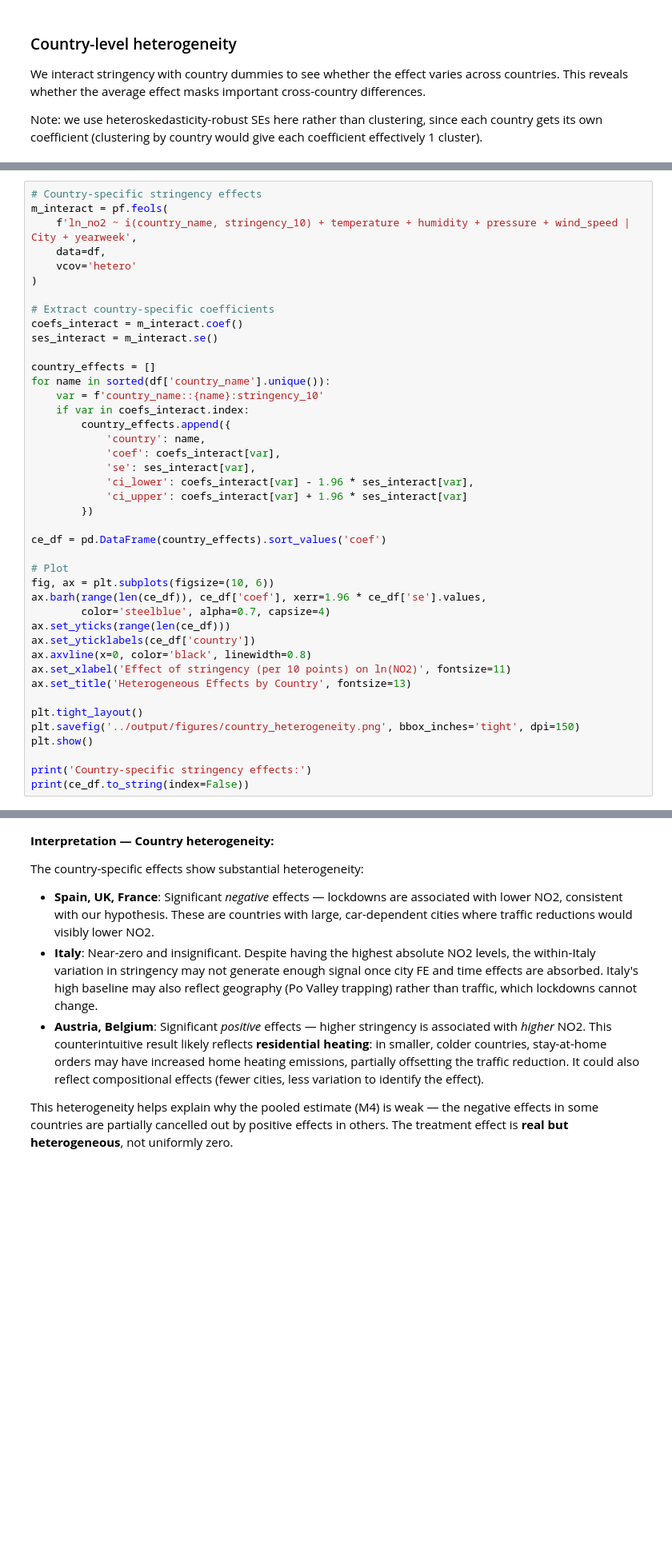
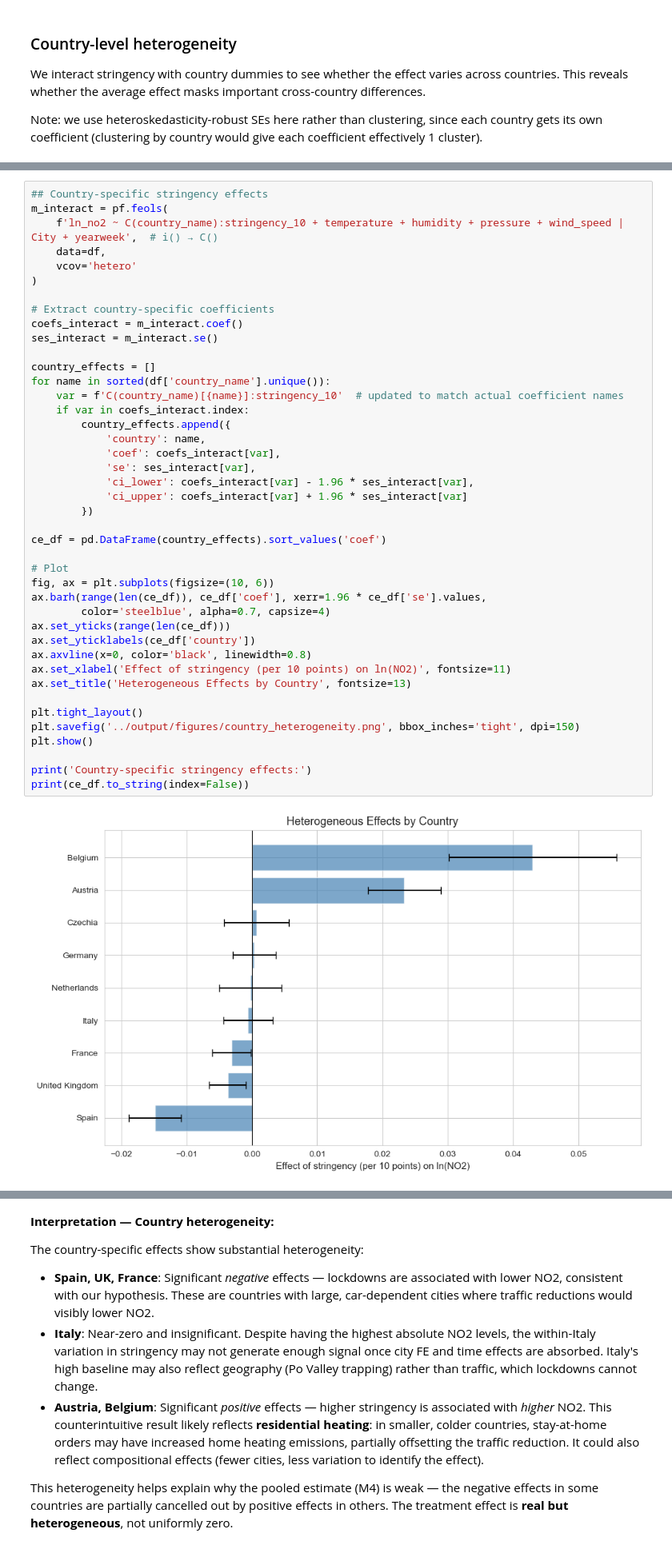
Before and after one commit to borikovacs/da4_term_project, a Jupyter notebook: code/4_causal_analysis.ipynb, the cells around one changed output, grey strips where cells are left out. Shown at 80% size. Drawn from its saved outputs; the diff is of its cells as text; blank space fills up the shorter version.

```diff
--- a/code/4_causal_analysis.ipynb
+++ b/code/4_causal_analysis.ipynb
@@ -678,7 +847,7 @@ coefficient effectively 1 cluster).
 # %%
-# Country-specific stringency effects
+## Country-specific stringency effects
 m_interact = pf.feols(
-    f'ln_no2 ~ i(country_name, stringency_10) + temperature + humidity + pressure + wind_speed | City + yearweek',
+    f'ln_no2 ~ C(country_name):stringency_10 + temperature + humidity + pressure + wind_speed | City + yearweek',  # i() → C()
     data=df,
     vcov='hetero'
 )
@@ -689,31 +858,33 @@ ses_interact = m_interact.se()
 
 country_effects = []
 for name in sorted(df['country_name'].unique()):
-    var = f'country_name::{name}:stringency_10'
+    var = f'C(country_name)[{name}]:stringency_10'  # updated to match actual coefficient names
     if var in coefs_interact.index:
         country_effects.append({
             'country': name,
             'coef': coefs_interact[var],
             'se': ses_interact[var],
             'ci_lower': coefs_interact[var] - 1.96 * ses_interact[var],
             'ci_upper': coefs_interact[var] + 1.96 * ses_interact[var]
         })
 
 ce_df = pd.DataFrame(country_effects).sort_values('coef')
 
 # Plot
 fig, ax = plt.subplots(figsize=(10, 6))
 ax.barh(range(len(ce_df)), ce_df['coef'], xerr=1.96 * ce_df['se'].values,
         color='steelblue', alpha=0.7, capsize=4)
 ax.set_yticks(range(len(ce_df)))
 ax.set_yticklabels(ce_df['country'])
 ax.axvline(x=0, color='black', linewidth=0.8)
 ax.set_xlabel('Effect of stringency (per 10 points) on ln(NO2)', fontsize=11)
 ax.set_title('Heterogeneous Effects by Country', fontsize=13)
 
 plt.tight_layout()
 plt.savefig('../output/figures/country_heterogeneity.png', bbox_inches='tight', dpi=150)
 plt.show()
 
 print('Country-specific stringency effects:')
 print(ce_df.to_string(index=False))
+# %% [output]
+[figure, added]
```
Also changed, not shown: parts of 18 cells of this notebook, 7 other files.
